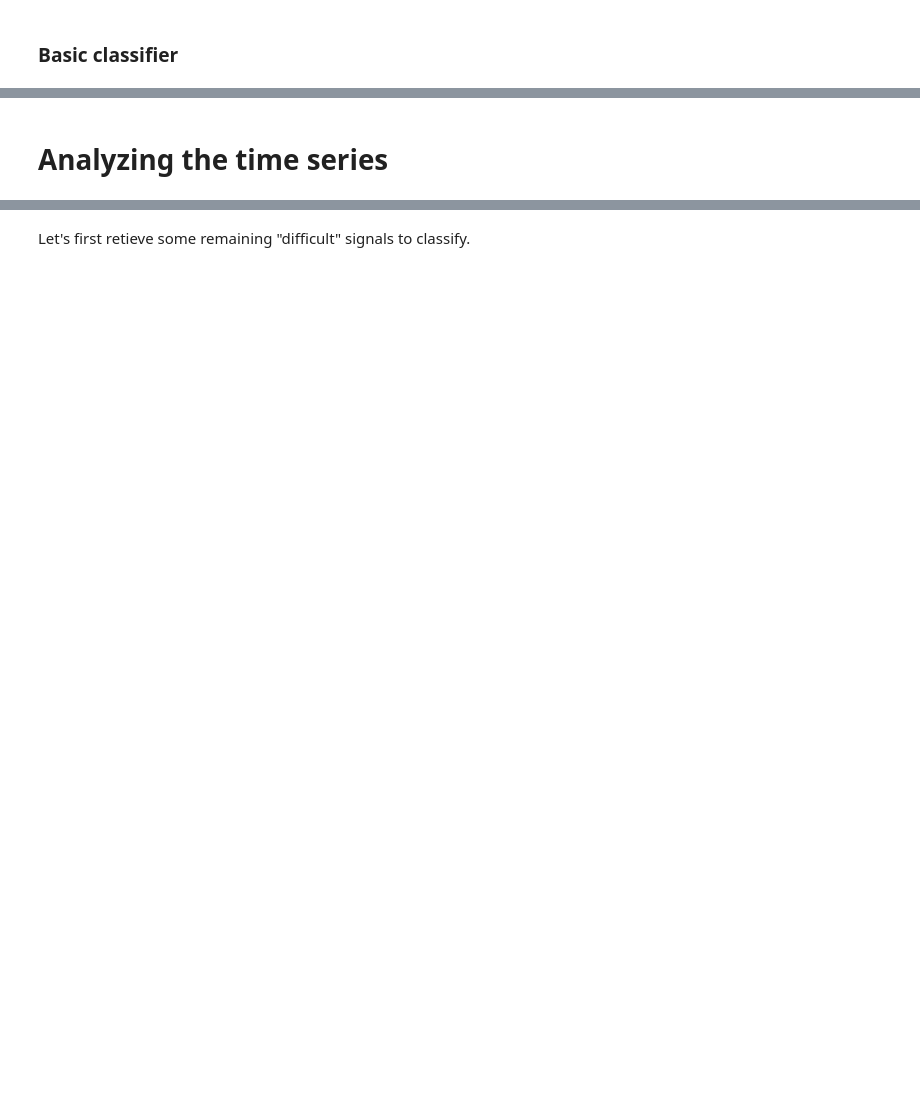
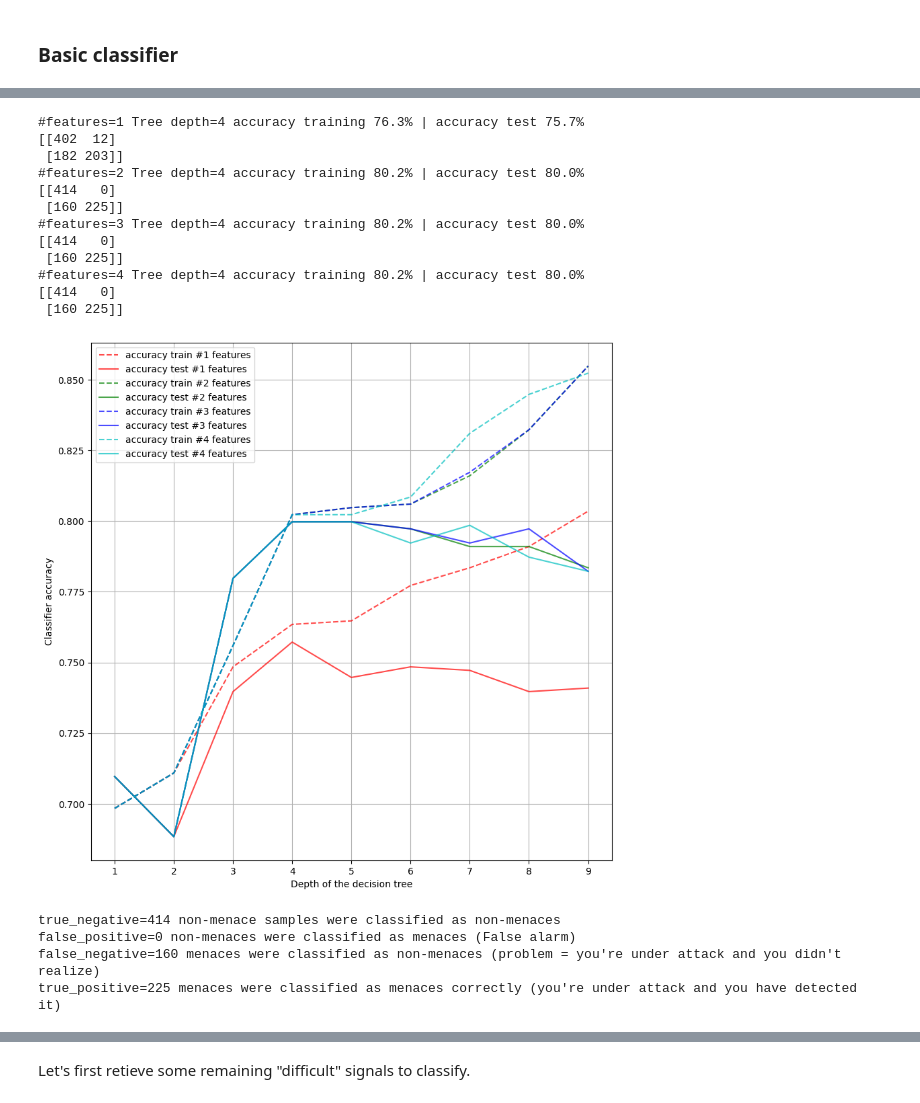
Before and after one commit to balthazarneveu/MVA23_SIGNAL, a Jupyter notebook: lab_02/rapport.ipynb, the cells around one changed output, grey strips where cells are left out. Saved outputs shown, nothing was run; the diff lists cells and outputs as text; code cells hidden in the pictures; blank space fills up the shorter version.

```diff
--- a/lab_02/rapport.ipynb
+++ b/lab_02/rapport.ipynb
@@ -137,0 +148,6 @@ x_test, y_test = get_hand_crafted_features(df_test)
+# %%
+feature_dimension=1
+accuracies, _, _, confusion_matrix = train_classifier(x_train, x_test, y_train, y_test, feature_dimension=1, forced_depth=feature_dimension, debug=False,  show=False)
+print(f"#features={feature_dimension} Tree depth={1} accuracy training {accuracies[0]*100:.1f}% | accuracy test {accuracies[1]*100:.1f}%")
+print(f"Confusion matrix:\n{confusion_matrix}")
+display_confusion_matrix(confusion_matrix)
@@ -138,11 +181,30 @@ x_test, y_test = get_hand_crafted_features(df_test)
 # %%
 compare_plots = True
 plt.figure(figsize=(10, 10))
 for feature_dimension in range(1, 5):
-    accuracies, best_depth, _ = train_classifier(x_train, x_test, y_train, y_test, feature_dimension=feature_dimension, debug=True,  show=not compare_plots)
+    accuracies, best_depth, _, confusion_matrix = train_classifier(x_train, x_test, y_train, y_test, feature_dimension=feature_dimension, debug=True,  show=not compare_plots)
     print(f"#features={feature_dimension} Tree depth={best_depth} accuracy training {accuracies[0]*100:.1f}% | accuracy test {accuracies[1]*100:.1f}%")
+    print(confusion_matrix)
 if compare_plots:
     plt.grid()
     plt.show()
+
+display_confusion_matrix(confusion_matrix)
+# %% [output]
+#features=1 Tree depth=4 accuracy training 76.3% | accuracy test 75.7%
+[[402  12]
+ [182 203]]
+#features=2 Tree depth=4 accuracy training 80.2% | accuracy test 80.0%
+[[414   0]
+ [160 225]]
+#features=3 Tree depth=4 accuracy training 80.2% | accuracy test 80.0%
+[[414   0]
+ [160 225]]
+#features=4 Tree depth=4 accuracy training 80.2% | accuracy test 80.0%
+[[414   0]
+ [160 225]]
+[figure, added]
+true_negative=414 non-menace samples were classified as non-menaces
+false_positive=0 non-menaces were classified as menaces (False alarm)
+false_negative=160 menaces were classified as non-menaces (problem = you're under attack and you didn't realize)
+true_positive=225 menaces were classified as menaces correctly (you're under attack and you have detected it)
-# %% [markdown]
-# Analyzing the time series
```
Also changed, not shown: parts of 20 cells of this notebook, 1 other file.
